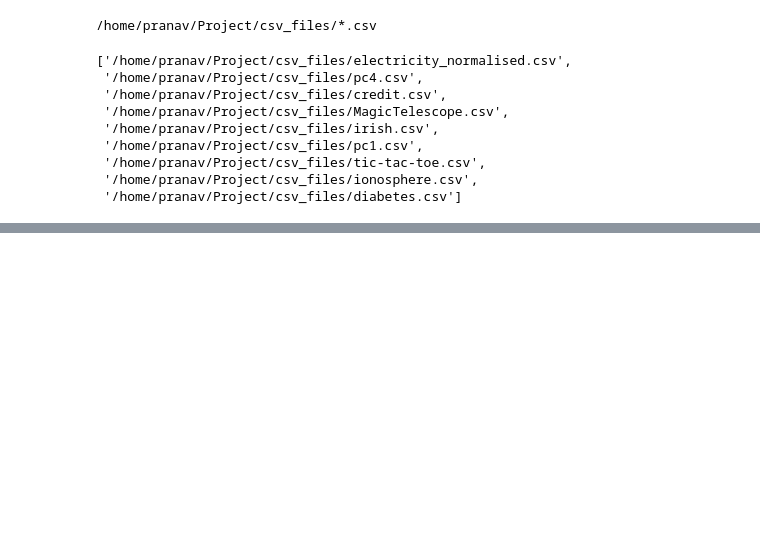
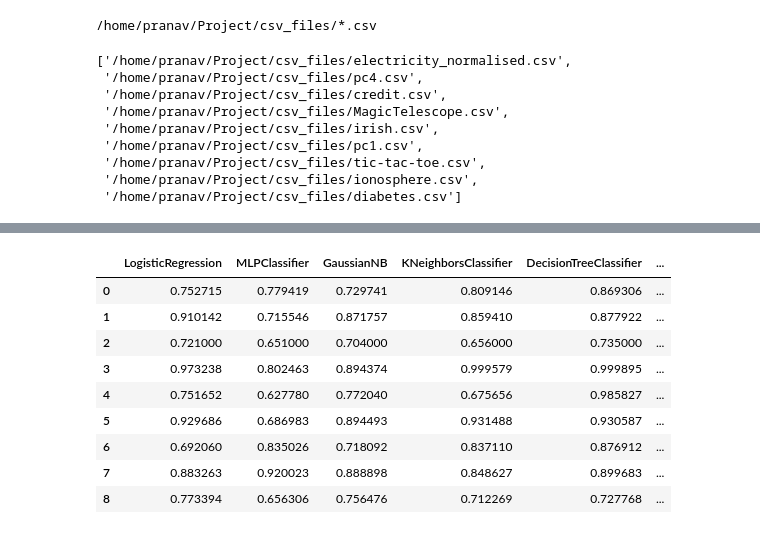
Before and after one commit to pranavgirish/Performance-Analysis-of-ML-Algorithms, a Jupyter notebook: analysis.ipynb, the cells around one changed output, grey strips where cells are left out. Cells and saved outputs as stored; diff of their text form; code cells hidden in the pictures; blank space fills up the shorter version.

```diff
--- a/analysis.ipynb
+++ b/analysis.ipynb
@@ -133,0 +184,3 @@ array([[[ 0.75595763,  0.75198588,  0.75617829,  0.74382171,  0.75419241,
+# %%
+mean_f1s = np.mean(f1_scores, axis=2)
+mean_f1s
@@ -133,0 +254,15 @@ array([[[ 0.75595763,  0.75198588,  0.75617829,  0.74382171,  0.75419241,
+# %%
+df = DataFrame(data=mean_f1s, columns=columns)
+df.to_csv('mean_f1s')
+df
+# %% [output]
+|  | LogisticRegression | MLPClassifier | GaussianNB | KNeighborsClassifier | DecisionTreeClassifier | ... |
+| 0 | 0.752715 | 0.779419 | 0.729741 | 0.809146 | 0.869306 | ... |
+| 1 | 0.910142 | 0.715546 | 0.871757 | 0.859410 | 0.877922 | ... |
+| 2 | 0.721000 | 0.651000 | 0.704000 | 0.656000 | 0.735000 | ... |
+| 3 | 0.973238 | 0.802463 | 0.894374 | 0.999579 | 0.999895 | ... |
+| 4 | 0.751652 | 0.627780 | 0.772040 | 0.675656 | 0.985827 | ... |
+| 5 | 0.929686 | 0.686983 | 0.894493 | 0.931488 | 0.930587 | ... |
+| 6 | 0.692060 | 0.835026 | 0.718092 | 0.837110 | 0.876912 | ... |
+| 7 | 0.883263 | 0.920023 | 0.888898 | 0.848627 | 0.899683 | ... |
+| 8 | 0.773394 | 0.656306 | 0.756476 | 0.712269 | 0.727768 | ... |
```
Also changed, not shown: parts of 13 cells of this notebook.
